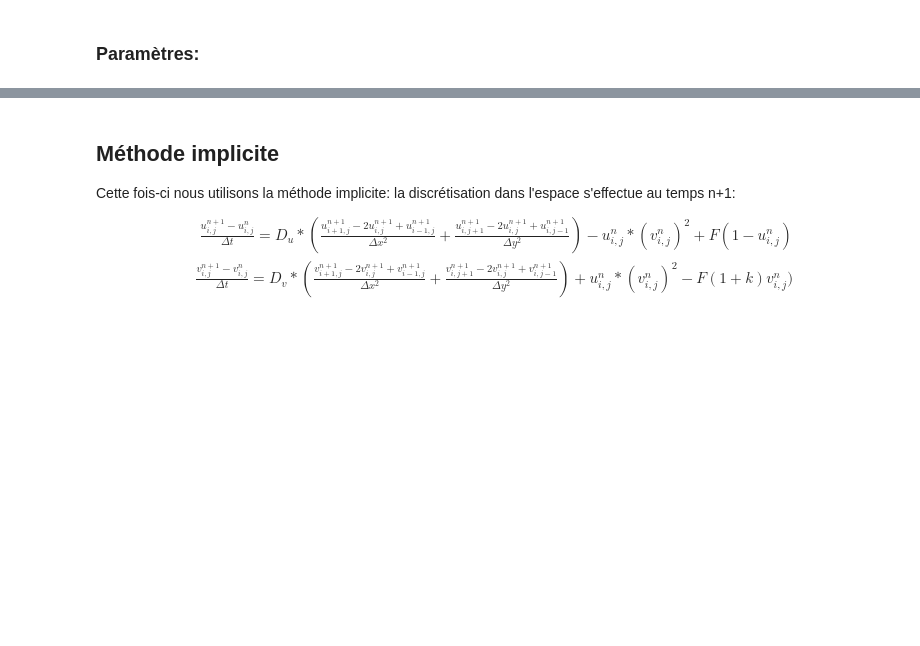
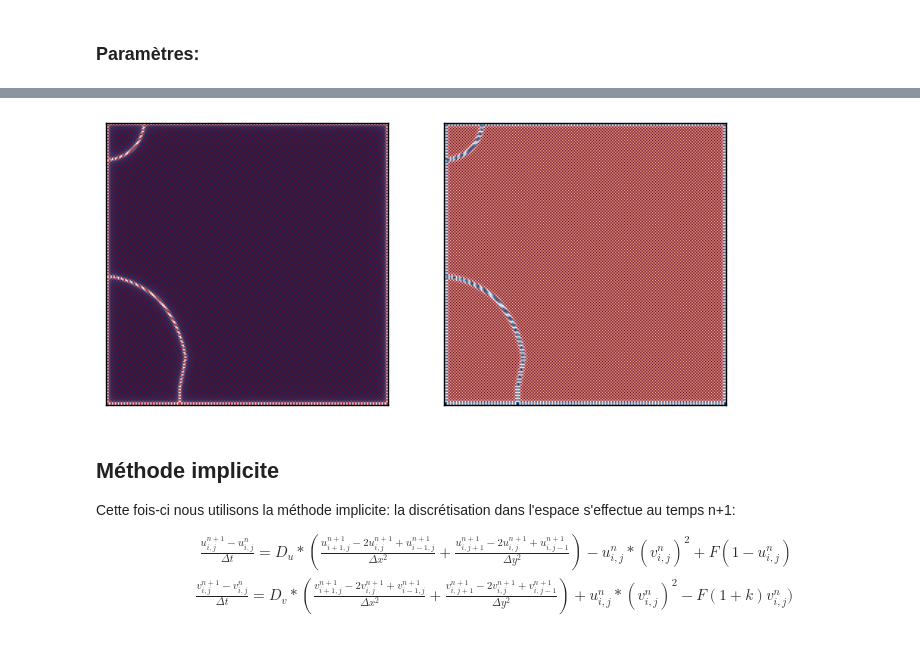
Before and after one commit to be-rays/Module4, a Jupyter notebook: Greyscott.ipynb, the cells around one changed output, grey strips where cells are left out. Cells and saved outputs as stored; diff of their text form; code cells hidden in the pictures; blank space fills up the shorter version.

```diff
--- a/Greyscott.ipynb
+++ b/Greyscott.ipynb
@@ -138,3 +128,18 @@ pyplot.xticks([]), pyplot.yticks([]);
+# %%
+I2=numpy.array([0.00014, 0.00006, 0.035, 0.065]) # Bacteria 2
+I3=numpy.array([0.00016, 0.00008, 0.060, 0.062]) # Coral
+I4=numpy.array([0.00019, 0.00005, 0.060, 0.062]) # Fingerprint
+I5=numpy.array([0.00010, 0.00010, 0.018, 0.050]) # Spirals
+I6=numpy.array([0.00012, 0.00008, 0.020, 0.050]) # Spirals Dense
+I7=numpy.array([0.00010, 0.00016, 0.020, 0.050]) # Spirals Fast
+I8=numpy.array([0.00016, 0.00008, 0.020, 0.055]) # Unstable
+I9=numpy.array([0.00016, 0.00008, 0.050, 0.065]) # Worms 1
+I10=numpy.array([0.00016, 0.00008, 0.054, 0.063]) # Worms 2
+I11=numpy.array([0.00016, 0.00008, 0.035, 0.060]) # Zebrafish
+# %%
+solandmap(I3)
+# %% [output]
+[figure, added]
 # %% [markdown]
 ## Méthode implicite
 
```
Also changed, not shown: parts of 11 cells of this notebook.
